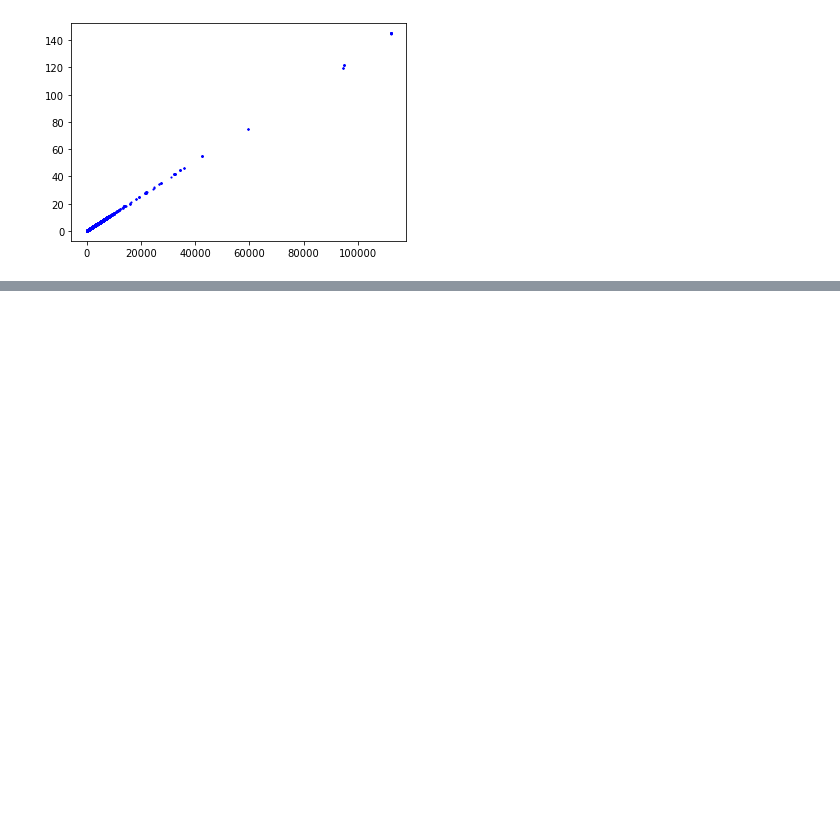
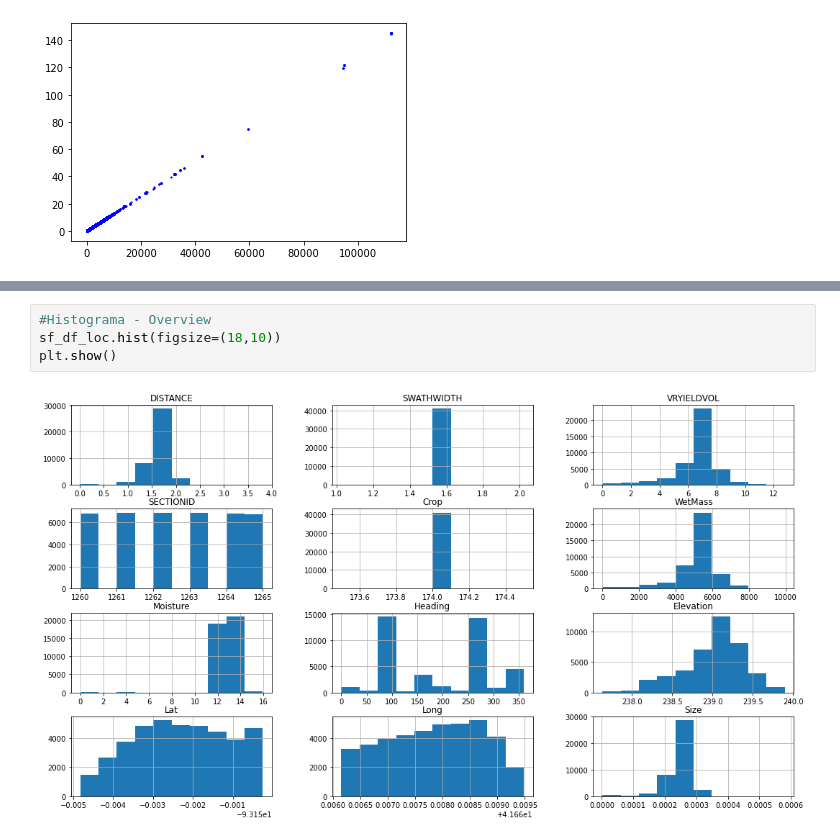
Before and after one commit to agomes94/tec_embarcada_harvest_shp, a Jupyter notebook: tec_embarcada_harvest_shp.ipynb, the cells around one changed output, grey strips where cells are left out. Drawn from its saved outputs; the diff is of its cells as text; blank space fills up the shorter version.

```diff
--- a/tec_embarcada_harvest_shp.ipynb
+++ b/tec_embarcada_harvest_shp.ipynb
@@ -149,0 +150,6 @@ plt.show()
+# %%
+#Histograma - Overview
+sf_df_loc.hist(figsize=(18,10))
+plt.show()
+# %% [output]
+[figure, added]
```
Also changed, not shown: parts of 1 cell of this notebook.
